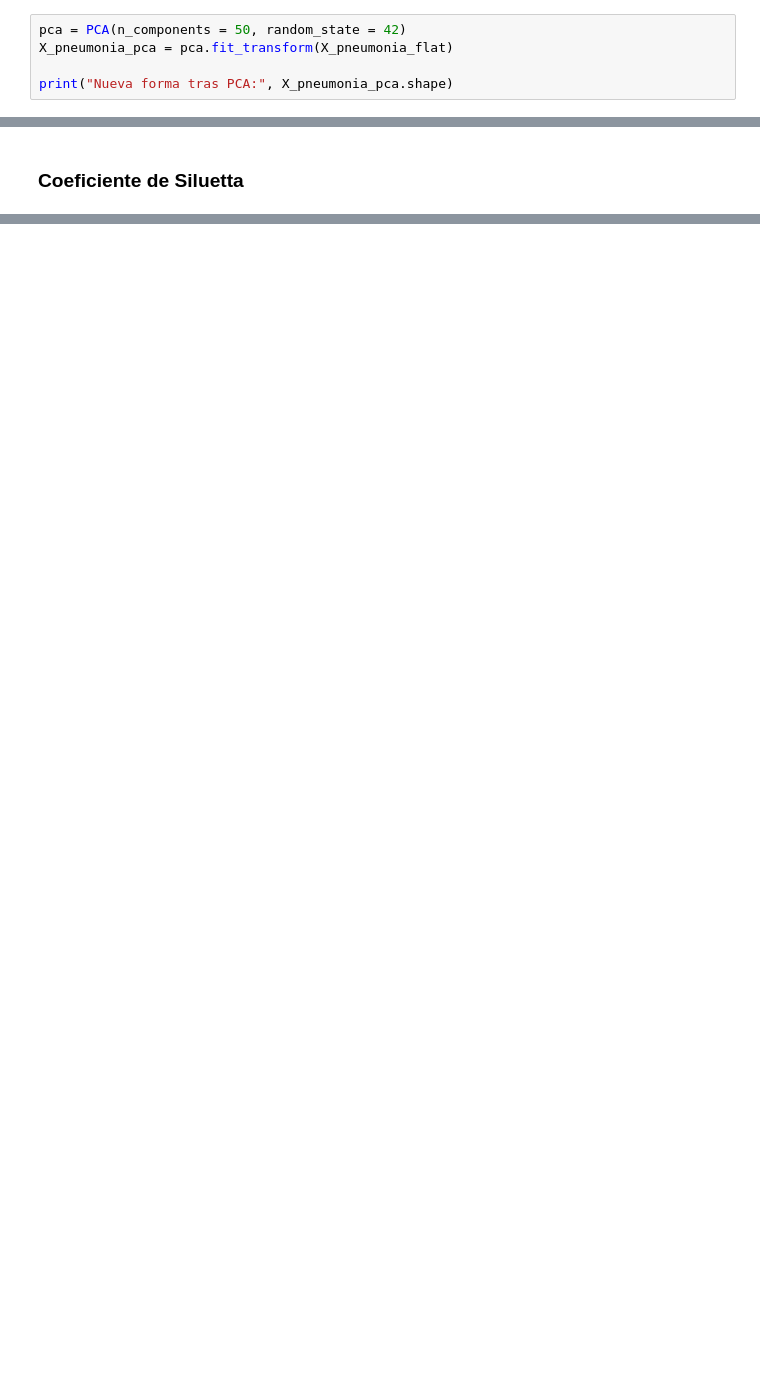
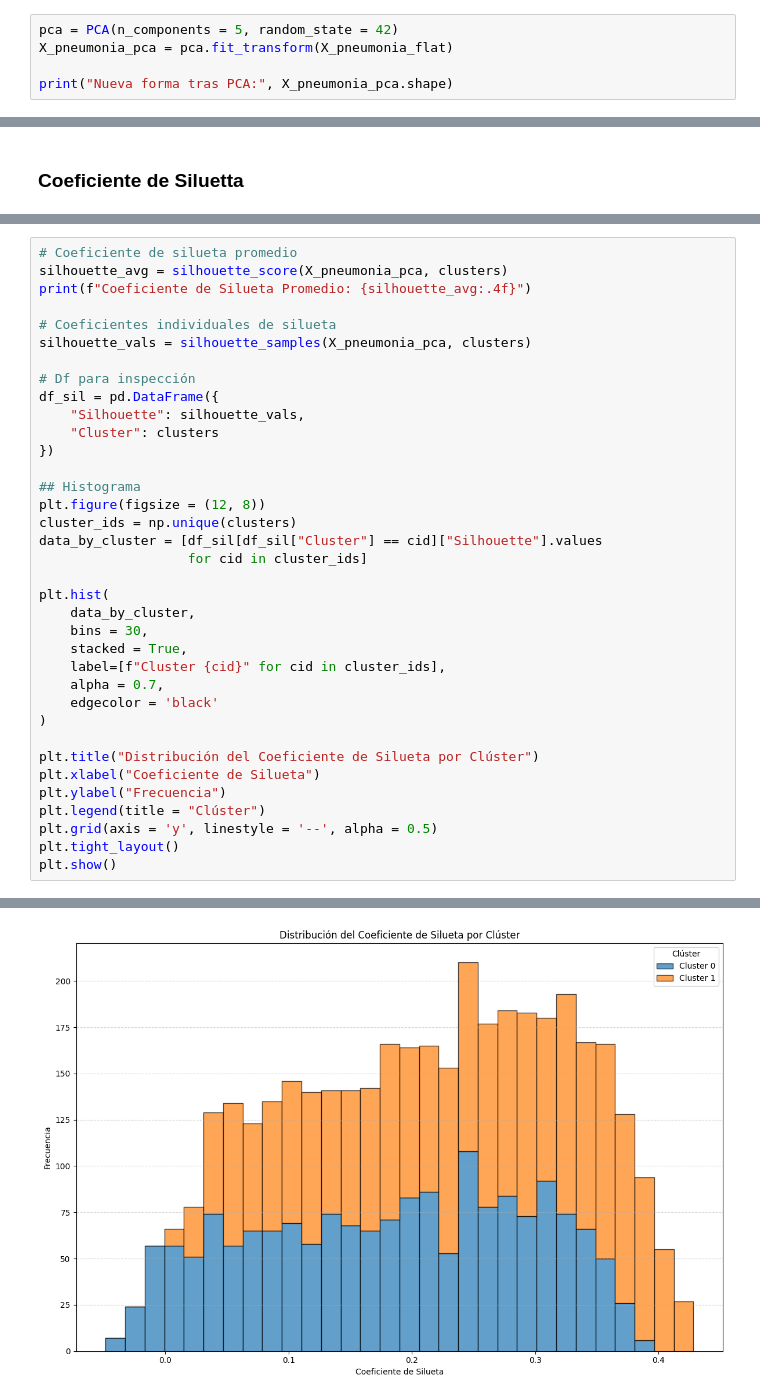
Before and after one commit to quirogaez/capstone, a Jupyter notebook: notebooks/02_EDA.ipynb, the cells around one changed output, grey strips where cells are left out. Saved outputs shown, nothing was run; the diff lists cells and outputs as text; blank space fills up the shorter version.

```diff
--- a/notebooks/02_EDA.ipynb
+++ b/notebooks/02_EDA.ipynb
@@ -171,5 +284,5 @@ Reducir a $n$ dimensiones
 # %%
-pca = PCA(n_components = 50, random_state = 42)
+pca = PCA(n_components = 5, random_state = 42)
 X_pneumonia_pca = pca.fit_transform(X_pneumonia_flat)
 
 print("Nueva forma tras PCA:", X_pneumonia_pca.shape)
@@ -218,0 +335,37 @@ print(f"Coeficiente de silueta: {score_silueta:.4f}")
+# %%
+# Coeficiente de silueta promedio
+silhouette_avg = silhouette_score(X_pneumonia_pca, clusters)
+print(f"Coeficiente de Silueta Promedio: {silhouette_avg:.4f}")
+
+# Coeficientes individuales de silueta
+silhouette_vals = silhouette_samples(X_pneumonia_pca, clusters)
+
+# Df para inspección
+df_sil = pd.DataFrame({
+    "Silhouette": silhouette_vals,
+    "Cluster": clusters
+})
+
+## Histograma
+plt.figure(figsize = (12, 8))
+cluster_ids = np.unique(clusters)
+data_by_cluster = [df_sil[df_sil["Cluster"] == cid]["Silhouette"].values
+                   for cid in cluster_ids]
+
+plt.hist(
+    data_by_cluster,
+    bins = 30,
+    stacked = True,
+    label=[f"Cluster {cid}" for cid in cluster_ids],
+    alpha = 0.7,
+    edgecolor = 'black'
+)
+
+plt.title("Distribución del Coeficiente de Silueta por Clúster")
+plt.xlabel("Coeficiente de Silueta")
+plt.ylabel("Frecuencia")
+plt.legend(title = "Clúster")
+plt.grid(axis = 'y', linestyle = '--', alpha = 0.5)
+plt.tight_layout()
+plt.show()
+# %% [output]
@@ -218,0 +373 @@ print(f"Coeficiente de silueta: {score_silueta:.4f}")
+[figure, added]
```
Also changed, not shown: parts of 21 cells of this notebook.
